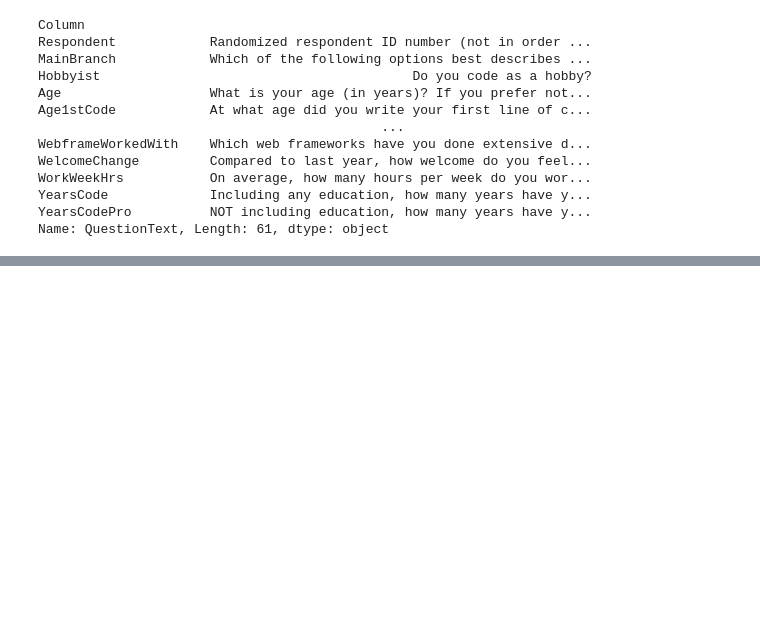
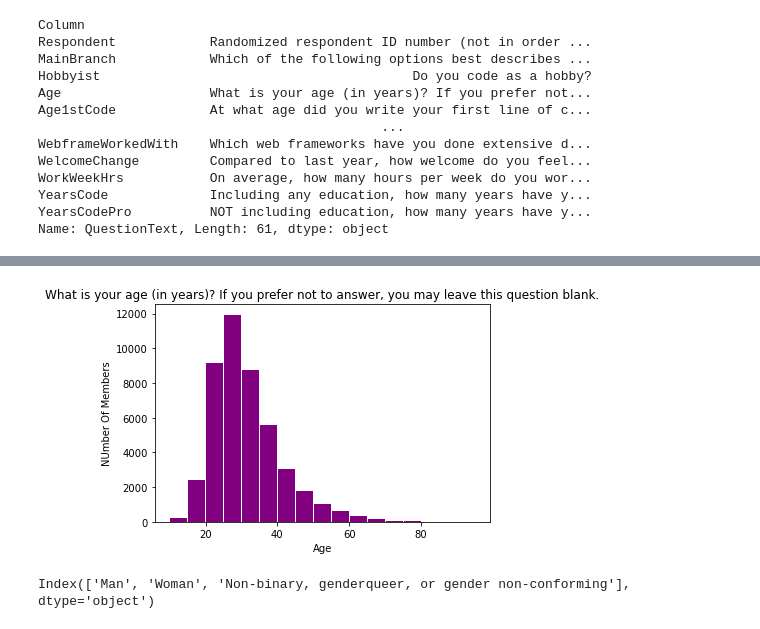
Before and after one commit to Ashutoshsarangi/DataAnalysis, a Jupyter notebook: Project/Stack Overflow Analysis(FreeCodeCamp)/StackOverFlow Survey.ipynb, the cells around one changed output, grey strips where cells are left out. Drawn from its saved outputs; the diff is of its cells as text; code cells hidden in the pictures; blank space fills up the shorter version.

```diff
--- a/Project/Stack Overflow Analysis(FreeCodeCamp)/StackOverFlow Survey.ipynb
+++ b/Project/Stack Overflow Analysis(FreeCodeCamp)/StackOverFlow Survey.ipynb
@@ -78,0 +139,4 @@ Name: YearsCode, dtype: object
+# %%
+surveyDf.Age1stCode = pd.to_numeric(surveyDf.Age1stCode, errors='coerce')
+surveyDf.YearsCode = pd.to_numeric(surveyDf.YearsCode, errors='coerce')
+surveyDf.YearsCodePro = pd.to_numeric(surveyDf.YearsCodePro, errors='coerce')
@@ -78,0 +325,8 @@ Name: YearsCode, dtype: object
+# %%
+plt.xlabel('Age')
+plt.ylabel('NUmber Of Members')
+plt.title(surveySchema['Age'])
+plt.hist(surveyDf.Age, bins=np.arange(10,100,5), color='purple',rwidth=0.95)
+plt.show()
+# %% [output]
+[figure, added]
@@ -78,0 +336,4 @@ Name: YearsCode, dtype: object
+# %%
+genderList.index
+# %% [output]
+Index(['Man', 'Woman', 'Non-binary, genderqueer, or gender non-conforming'], dtype='object')
```
Also changed, not shown: parts of 40 cells of this notebook.
